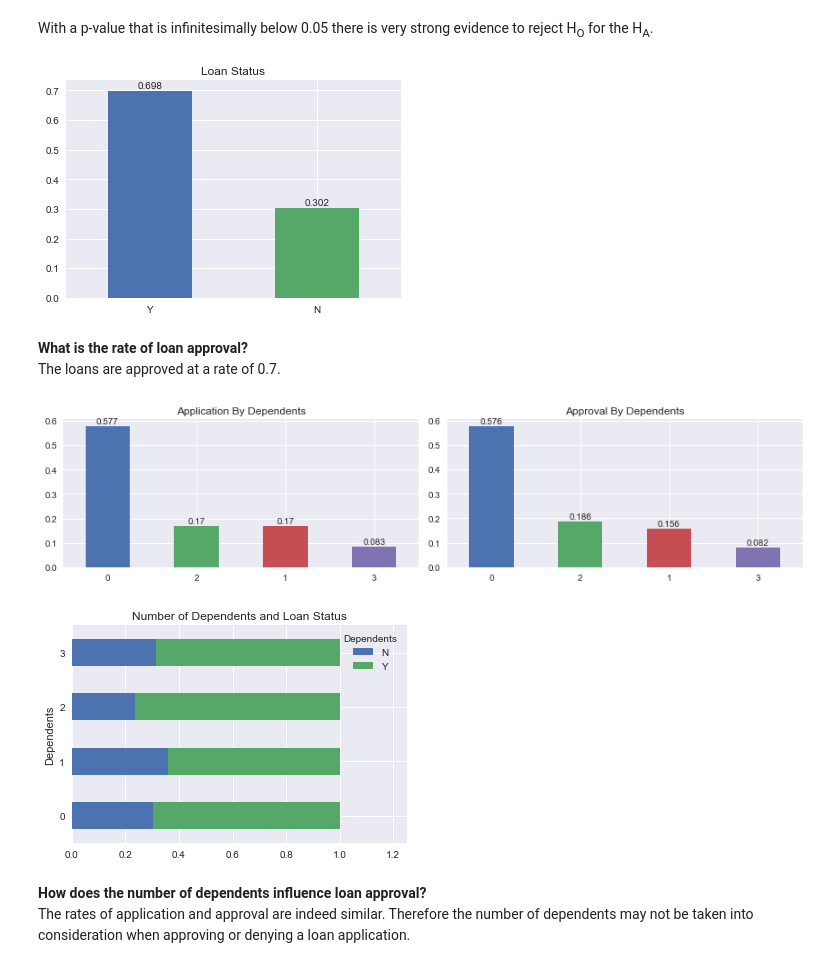
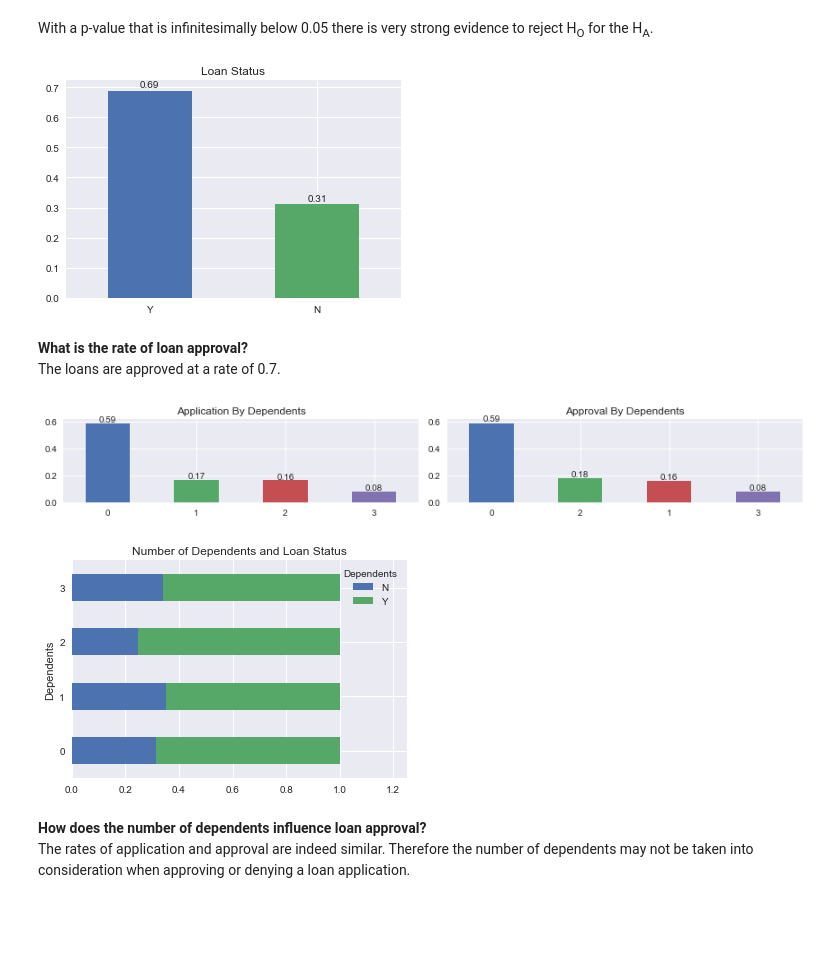
Before and after one commit to sedale33/Springboard, a Jupyter notebook: CP1HomeLoan.ipynb, the cells around one changed output. Saved outputs shown, nothing was run; the diff lists cells and outputs as text; code cells hidden in the pictures; blank space fills up the shorter version.

```diff
--- a/CP1HomeLoan.ipynb
+++ b/CP1HomeLoan.ipynb
@@ -236,5 +197,9 @@ df3.describe()
+# %%
+df2 = df[df['ApplicantIncome'] < 80000]
 # %%
 #Calculate the minimum monthly payment with no interest and loan income ratio columns
-df3['MonthlyPaymentNoInterest'] = df3['LoanAmount']*1000 / df3['LoanAmountTerm']
-df3['LoanToIncomeRatio'] = df3['MonthlyPaymentNoInterest'] / df3['TotalIncome']
-df3.head()
+df2['MonthlyPaymentNoInterest'] = df2['LoanAmount']*1000 / df2['LoanAmountTerm']
+df2['LoanToIncomeRatio'] = df2['MonthlyPaymentNoInterest'] / df2['TotalIncome']
+
+df2['TotalIncome_log'] = np.log(df2['TotalIncome'])
+df2['MonthlyPaymentNoInterest_log'] = np.log(df2['MonthlyPaymentNoInterest'])
@@ -284,4 +232,4 @@ plt.show()
 # %%
-approved = df3[df3['LoanStatus'] == 'Y']
-denied = df3[df3['LoanStatus'] == 'N']
+approved = df2[df2['LoanStatus'] == 'Y']
+denied = df2[df2['LoanStatus'] == 'N']
 # %%
@@ -313,11 +262,11 @@ The correlation coefficient of our observed data is r = 0.657 and the p-value is
 # %% [markdown]
 With a p-value that is infinitesimally below 0.05 there is very strong evidence to reject H<sub>O</sub> for the H<sub>A</sub>.
 # %%
-df3['LoanStatus'].value_counts(normalize=True).plot(kind='bar', rot=0)
+df2['LoanStatus'].value_counts(normalize=True).plot(kind='bar', rot=0)
 
 #Add labels
-x = list(round(df3['LoanStatus'].value_counts(normalize=True), 3).index)
-y = round(df3['LoanStatus'].value_counts(normalize=True), 3)
+x = list(round(df2['LoanStatus'].value_counts(normalize=True), 2).index)
+y = round(df2['LoanStatus'].value_counts(normalize=True), 2)
 x_pos = [i for i, _ in enumerate(x)]
 
 for a, b in zip(x_pos,y):
@@ -326,50 +275,50 @@ for a, b in zip(x_pos,y):
 plt.title('Loan Status')
 plt.show()
 # %% [output]
-[figure, old version]
+[figure, new version]
 # %% [markdown]
 **What is the rate of loan approval?** <br>
 The loans are approved at a rate of 0.7.
 # %%
-plt.figure(figsize=(12,3))
+plt.figure(figsize=(12,2))
 
 #Plot of Application By Property Area
 plt.subplot(1,2,1)
-df3['Dependents'].value_counts(normalize=True).plot(kind='bar', rot=0)
+df2['Dependents'].value_counts(normalize=True).plot(kind='bar', rot=0)
 plt.title('Application By Dependents')
 
 #Add labels
-x = list(round(df3['Dependents'].value_counts(normalize=True), 3).index)
-y = round(df3['Dependents'].value_counts(normalize=True), 3)
+x = list(round(df2['Dependents'].value_counts(normalize=True), 2).index)
+y = round(df2['Dependents'].value_counts(normalize=True), 2)
 x_pos = [i for i, _ in enumerate(x)]
 
 for a, b in zip(x_pos,y):
     plt.text(a, b + 0.01, b, ha='center')
 
 #Plot of Approval By Property Area
 plt.subplot(1,2,2)
 approved['Dependents'].value_counts(normalize=True).plot(kind='bar', rot=0)
 plt.title('Approval By Dependents')
 
-x = list(round(df3['Dependents'].value_counts(normalize=True), 3).index)
-y = round(approved['Dependents'].value_counts(normalize=True), 3)
+x = list(round(df2['Dependents'].value_counts(normalize=True), 2).index)
+y = round(approved['Dependents'].value_counts(normalize=True), 2)
 x_pos = [i for i, _ in enumerate(x)]
 
 for a, b in zip(x_pos,y):
     plt.text(a, b + 0.01, b, ha='center')
 
 plt.tight_layout()
 plt.show()
 # %% [output]
-[figure, old version]
+[figure, new version]
 # %%
-df3.groupby(['Dependents','LoanStatus']).size().groupby(level=[0]).apply(lambda x: x / x.sum()).unstack().plot.barh(stacked=True, rot=0)
+df2.groupby(['Dependents','LoanStatus']).size().groupby(level=[0]).apply(lambda x: x / x.sum()).unstack().plot.barh(stacked=True, rot=0)
 plt.title('Number of Dependents and Loan Status')
 plt.legend(title='Dependents')
 plt.margins(0.25)
 plt.show()
 # %% [output]
-[figure, old version]
+[figure, new version]
 # %% [markdown]
 **How does the number of dependents influence loan approval?**<br>
 The rates of application and approval are indeed similar. Therefore the number of dependents may not be taken into consideration when approving or denying a loan application.
```
Also changed, not shown: parts of 57 cells of this notebook.
